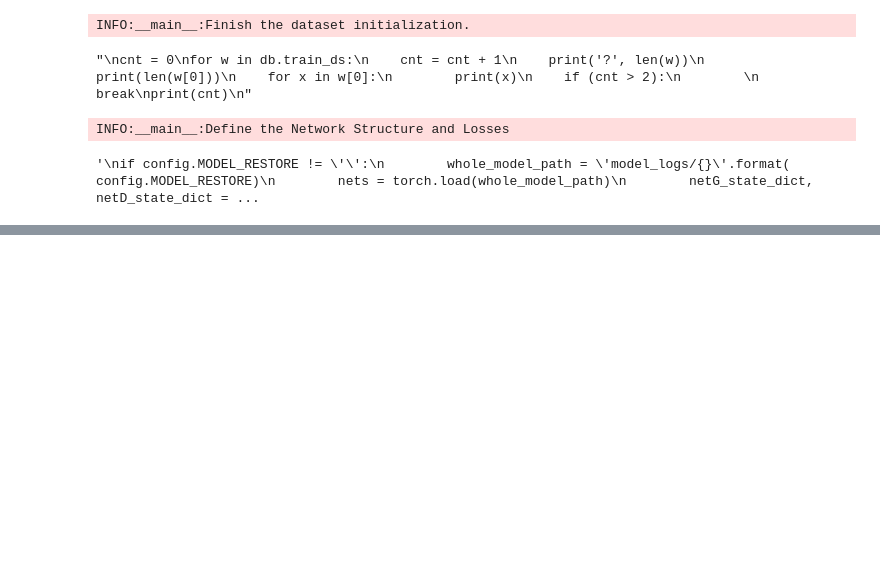
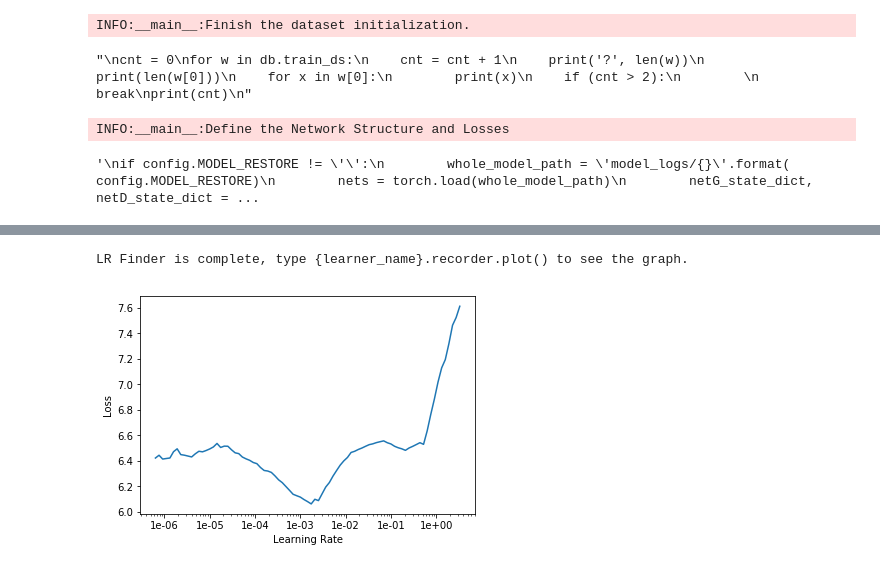
Before and after one commit to Ir1d/GatedConvolution_pytorch, a Jupyter notebook: cvdl.ipynb, the cells around one changed output, grey strips where cells are left out. Cells and saved outputs as stored; diff of their text form; code cells hidden in the pictures; blank space fills up the shorter version.

```diff
--- a/cvdl.ipynb
+++ b/cvdl.ipynb
@@ -80,7 +83,7 @@ val_dataset = InpaintDataset(config.DATA_FLIST[dataset_type][1],\
 # %%
 # input()
 # %%
-db = DataBunch.create(train_ds=train_dataset, valid_ds=val_dataset, bs=8, val_bs=8,num_workers=16, pin_memory=True)
+db = DataBunch.create(train_ds=train_dataset, valid_ds=val_dataset, bs=10, val_bs=10,num_workers=16, pin_memory=True)
 logger.info("Finish the dataset initialization.")
 # %% [output]
 INFO:__main__:Finish the dataset initialization.
@@ -263,6 +266,7 @@ class PSNR(Callback):
         # If it's a partial, use func.func
         # name = getattr(func,'func',func).__name__
         self.name = 'PSNR'
+        self.__name__ = 'PSNR'
         self.func = metrics['ppsnr']
         # self.func, self.name = func, name
 
@@ -297,6 +301,7 @@ class SSIM(Callback):
         # If it's a partial, use func.func
         # name = getattr(func,'func',func).__name__
         self.name = 'SSIM'
+        self.__name__ = 'SSIM'
         self.func = metrics['sssim']
         # self.func, self.name = func, name
 
@@ -326,4 +331,4 @@ psnr = PSNR()
 ssim = SSIM()
 # %%
 lr, decay = config.LEARNING_RATE, config.WEIGHT_DECAY
-learn = Learner(db, netG, loss_func=MyLoss, metrics=[psnr, ssim], callback_fns=[partial(EarlyStoppingCallback, monitor='psnr', min_delta=0.1, patience=3)], model_dir='./weights')
+learn = Learner(db, netG, loss_func=MyLoss, metrics=[psnr, ssim], callback_fns=[partial(EarlyStoppingCallback, monitor='PSNR', min_delta=0.1, patience=3)], model_dir='./weights')
@@ -333,0 +341,4 @@ learn.validate()
+# %%
+learn.lr_find()
+learn.recorder.plot()
+# %% [output]
@@ -333,0 +346,2 @@ learn.validate()
+LR Finder is complete, type {learner_name}.recorder.plot() to see the graph.
+[figure, added]
```
Also changed, not shown: parts of 11 cells of this notebook, 7 other files.
